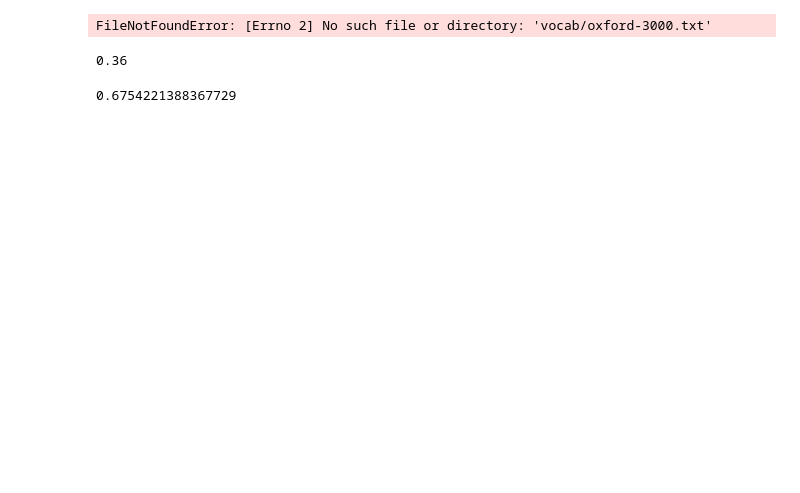
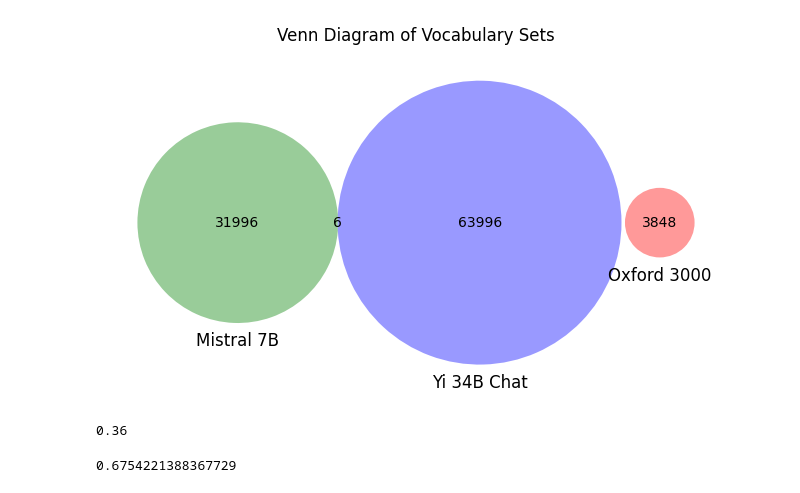
Before and after one commit to happyPydog/llm-research, a Jupyter notebook: vocab_overlapping_ratio.ipynb, the cells around one changed output. Cells and saved outputs as stored; diff of their text form; code cells hidden in the pictures; blank space fills up the shorter version.

```diff
--- a/vocab_overlapping_ratio.ipynb
+++ b/vocab_overlapping_ratio.ipynb
@@ -48,42 +10,42 @@ def get_vocab_set(path: str) -> set:
 
 
 # 讀取詞匯集
-oxford_3000 = get_vocab_set("common_english_words/oxford-3000.txt")
-mistral_7b = get_vocab_set("Mistral-7B-v0.1_vocab.txt")
-yi_34b_chat = get_vocab_set("Yi-34B-Chat_vocab.txt")
+oxford_3000 = get_vocab_set("common_english_words/oxford_3000.txt")
+mistral_7b = get_vocab_set("Mistral-7B-v0.1.json")
+yi_34b_chat = get_vocab_set("Yi-34B-Chat.json")
 
 # 計算交集
 oxford_mistral_intersection = len(oxford_3000 & mistral_7b)
 oxford_yi_intersection = len(oxford_3000 & yi_34b_chat)
 mistral_yi_intersection = len(mistral_7b & yi_34b_chat)
 all_three_intersection = len(oxford_3000 & mistral_7b & yi_34b_chat)
 
 # 使用matplotlib_venn繪製文氏圖
 venn_sets = {
     "100": len(oxford_3000)
     - oxford_mistral_intersection
     - oxford_yi_intersection
     + all_three_intersection,
     "010": len(mistral_7b)
     - oxford_mistral_intersection
     - mistral_yi_intersection
     + all_three_intersection,
     "001": len(yi_34b_chat)
     - oxford_yi_intersection
     - mistral_yi_intersection
     + all_three_intersection,
     "110": oxford_mistral_intersection - all_three_intersection,
     "101": oxford_yi_intersection - all_three_intersection,
     "011": mistral_yi_intersection - all_three_intersection,
     "111": all_three_intersection,
 }
 
 plt.figure(figsize=(8, 8))
 venn3(subsets=venn_sets, set_labels=("Oxford 3000", "Mistral 7B", "Yi 34B Chat"))
 plt.title("Venn Diagram of Vocabulary Sets")
 plt.show()
 # %% [output]
-FileNotFoundError: [Errno 2] No such file or directory: 'vocab/oxford-3000.txt'
+[figure, added]
 # %%
 1080 / 3000
 # %% [output]
```
Also changed, not shown: parts of 3 cells of this notebook, 5 other files.
